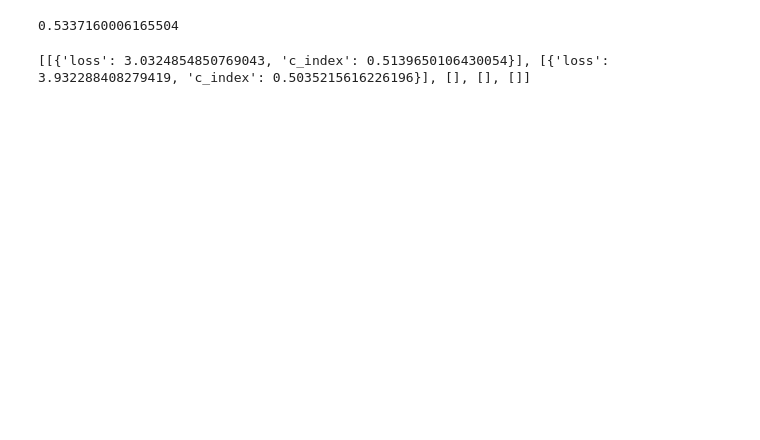
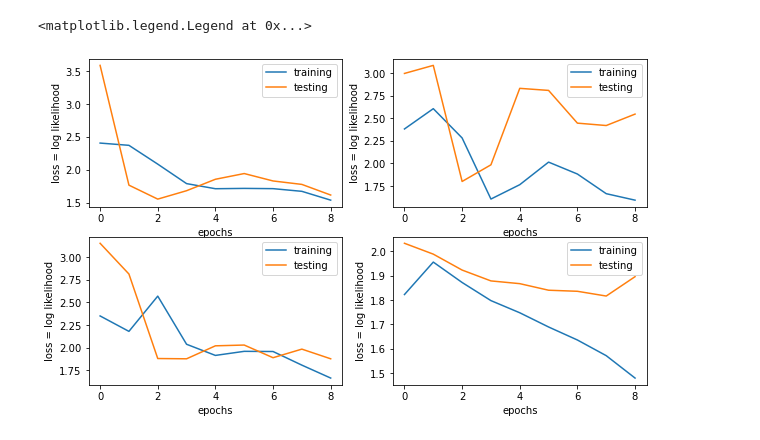
Before and after one commit to anaischossegros/research_project, a Jupyter notebook: src/Run.ipynb, the cells around one changed output. Saved outputs shown, nothing was run; the diff lists cells and outputs as text; code cells hidden in the pictures; blank space fills up the shorter version.

```diff
--- a/src/Run.ipynb
+++ b/src/Run.ipynb
@@ -24,6 +27,3 @@ from Data_extraction import output_df2, x_df2
 # %%
-print(np.shape(x_df2))
-print(np.shape(output_df2))
-# x_df2 = x_df2.reset_index(drop=True)
-# output_df2 = output_df2.reset_index(drop=True)
-x_df2.head()
+data_norm_df= data_norm_df.reset_index(drop=True)
+output_df2 = output_df2.reset_index(drop=True)
@@ -120,6 +52,17 @@ x, ytime, yevent, age = load_data(data, dtype)
+# %%
+x, ytime, yevent, age = load_data(data, dtype)
+# from sklearn.decomposition import PCA
+from sklearn.preprocessing import StandardScaler
+x = StandardScaler().fit_transform(x)
+# pca = PCA(.95)
+# pca.fit(x)
+# x = pca.transform(x)
+# x= torch.from_numpy(x)
+# print(x.shape)
 # %%
 from Data_Loader import CustomDataset
-batch_size=32
+batch_size=12
 data2 = CustomDataset(x, ytime, yevent, age)
+In_Nodes = len(x[0,:]) ###number of genes
 # train_loader = DataLoader(data2, batch_size, sampler=train_index)
 # val_loader = DataLoader(data2, batch_size, sampler=val_index)
@@ -252,13 +156,3 @@ loss_train_fold4 = [k['loss'] for k in history_train[4]]
 loss_val_fold4 = [k['loss'] for k in history_val[4]]
 c_index_train_fold4 = [k['c_index'] for k in history_train[4]]
 c_index_val_fold4 = [k['c_index'] for k in history_val[4]]
-# %%
-#result cross validation
-print(np.mean([c_index_val_fold0[2], c_index_val_fold1[2], c_index_val_fold2[2], c_index_val_fold3[2]]))
-# print(np.mean([c_index_val_fold0[3], c_index_val_fold1[3], c_index_val_fold2[3], c_index_val_fold3[3]]))
-# %% [output]
-0.5337160006165504
-# %%
-print(history_train)
-# %% [output]
-[[{'loss': 3.0324854850769043, 'c_index': 0.5139650106430054}], [{'loss': 3.932288408279419, 'c_index': 0.5035215616226196}], [], [], []]
@@ -264,0 +161,35 @@ print(history_train)
+# %%
+import matplotlib.pyplot as plt
+plt.figure(figsize=(10,6))
+plt.subplot(221)
+plt.plot(epoch, loss_train_fold4, label = 'training')
+plt.plot(epoch, loss_val_fold4, label = 'testing')
+plt.ylabel('loss = log likelihood')
+plt.xlabel('epochs')
+plt.legend()
+
+plt.subplot(222)
+plt.plot(epoch, loss_train_fold1, label = 'training')
+plt.plot(epoch, loss_val_fold1, label = 'testing')
+plt.ylabel('loss = log likelihood')
+plt.xlabel('epochs')
+plt.legend()
+
+
+
+plt.subplot(223)
+plt.plot(epoch, loss_train_fold3, label = 'training')
+plt.plot(epoch, loss_val_fold3, label = 'testing')
+plt.ylabel('loss = log likelihood')
+plt.xlabel('epochs')
+plt.legend()
+
+plt.subplot(224)
+plt.plot(epoch, loss_train_fold0, label = 'training')
+plt.plot(epoch, loss_val_fold0, label = 'testing')
+plt.ylabel('loss = log likelihood')
+plt.xlabel('epochs')
+plt.legend()
+# %% [output]
+<matplotlib.legend.Legend at 0x...>
+[figure, added]
```
Also changed, not shown: parts of 46 cells of this notebook, 4 other files.
